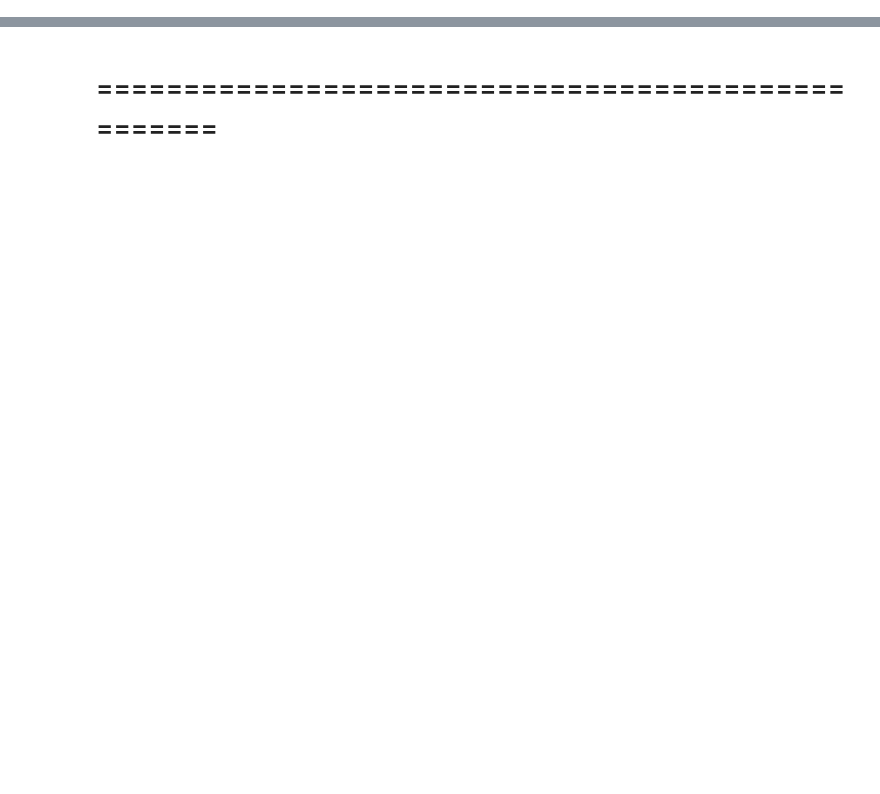
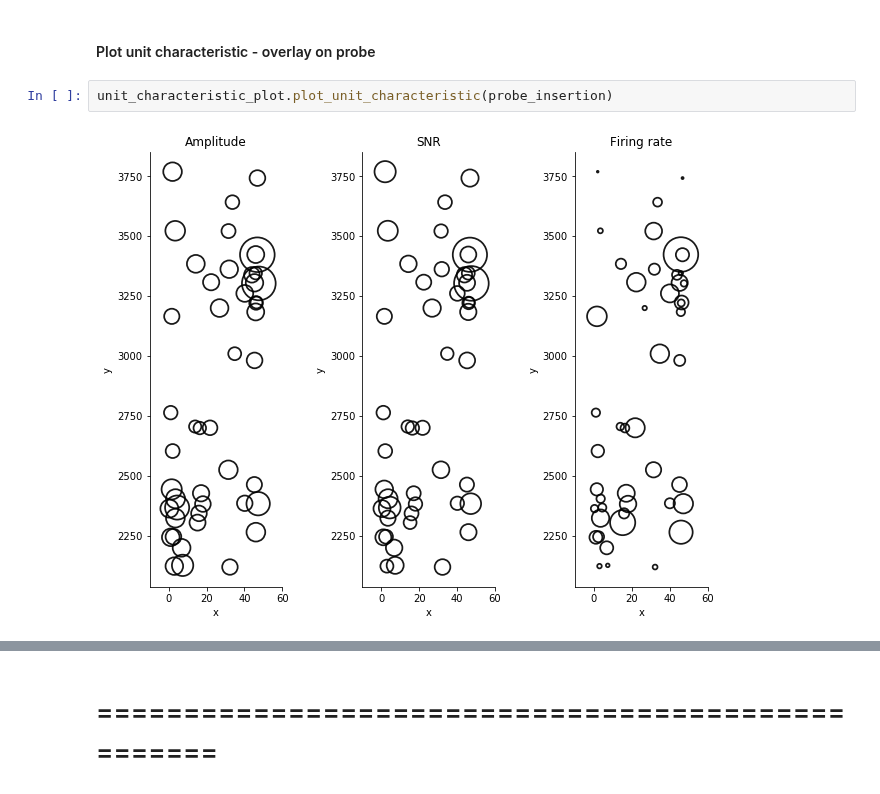
Before and after one commit to mesoscale-activity-map/map-ephys, a Jupyter notebook: notebook/plot_unit_metrics.ipynb, the cells around one changed output, grey strips where cells are left out. Drawn from its saved outputs; the diff is of its cells as text; blank space fills up the shorter version.

```diff
--- a/notebook/plot_unit_metrics.ipynb
+++ b/notebook/plot_unit_metrics.ipynb
@@ -115,0 +102,6 @@ unit_characteristic_plot.plot_paired_coding_direction(units_1, units_2, labels=(
+# %% [markdown]
+#### Plot unit characteristic - overlay on probe
+# %%
+unit_characteristic_plot.plot_unit_characteristic(probe_insertion)
+# %% [output]
+[figure, added]
```
Also changed, not shown: parts of 78 cells of this notebook, 8 other files.
